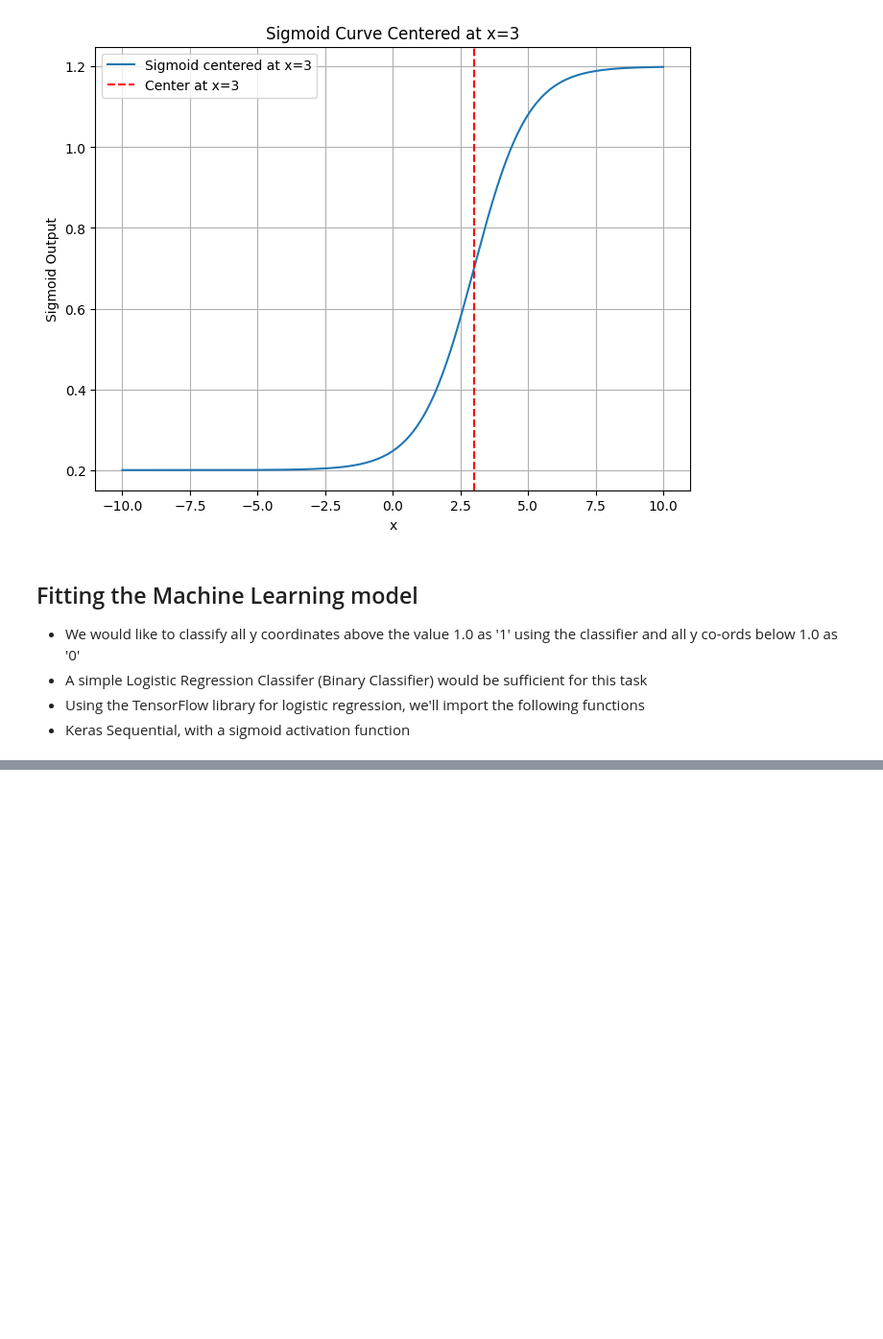
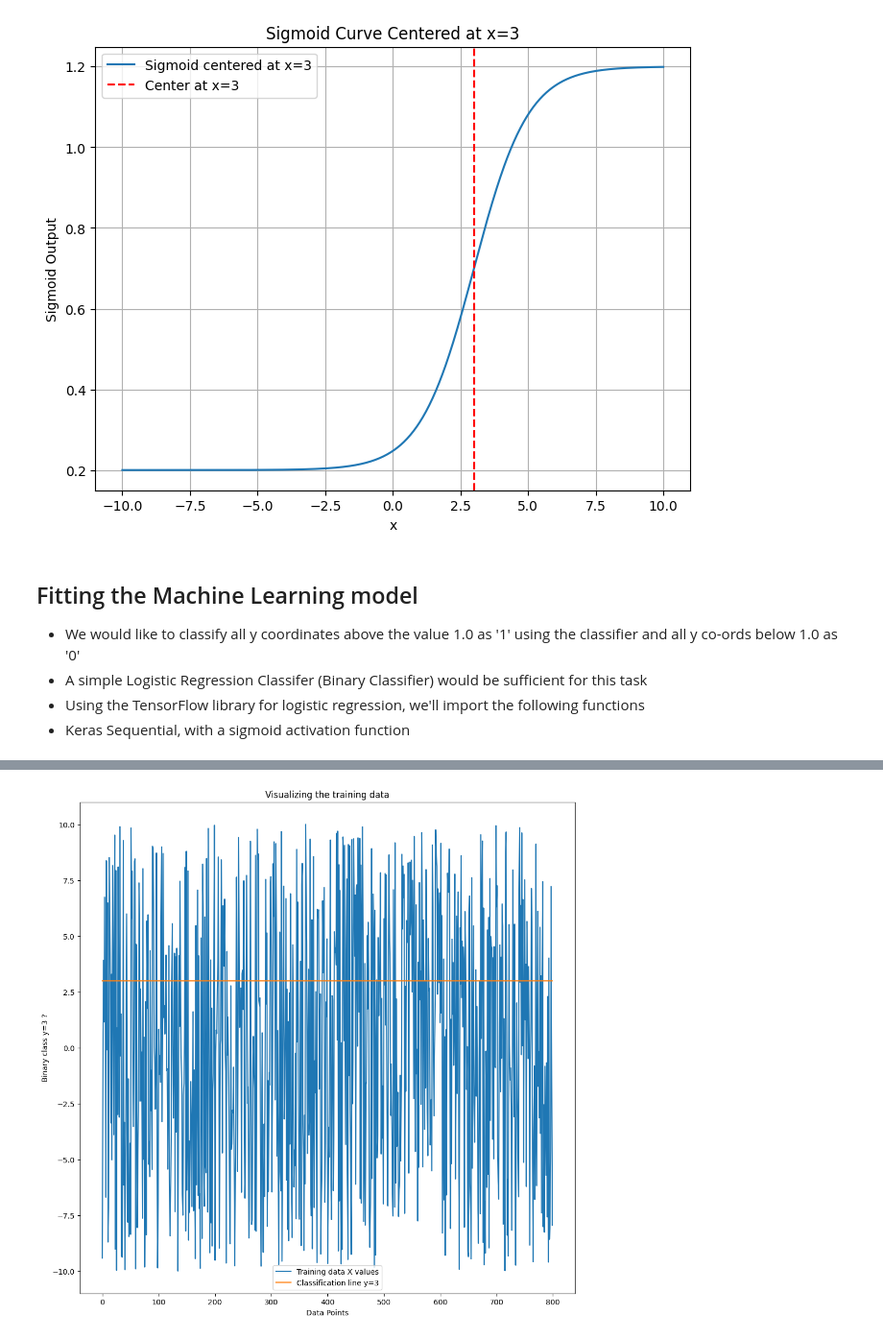
Before and after one commit to zerobsv/logistic_regression, a Jupyter notebook: logistic.ipynb, the cells around one changed output, grey strips where cells are left out. Shown at 96% size. Saved outputs shown, nothing was run; the diff lists cells and outputs as text; code cells hidden in the pictures; blank space fills up the shorter version.

Commit message:
Improved understanding and insight of the classification using plots

```diff
--- a/logistic.ipynb
+++ b/logistic.ipynb
@@ -205,0 +213,17 @@ Predicted: [0], Actual: 0.20003440489584057
+# %%
+
+y_line = np.dot(3, np.ones(shape=(X_train.shape[0], 1)))
+
+plt.figure(figsize=(12, 12))
+
+plt.plot(X_train, label='Training data X values')
+plt.plot(y_line, label='Classification line y=3')
+
+plt.title('Visualizing the training data')
+plt.xlabel('Data Points')
+plt.ylabel('Binary class y=3 ?')
+plt.legend()
+
+plt.show()
+# %% [output]
+[figure, added]
```
Also changed, not shown: parts of 4 cells of this notebook.
